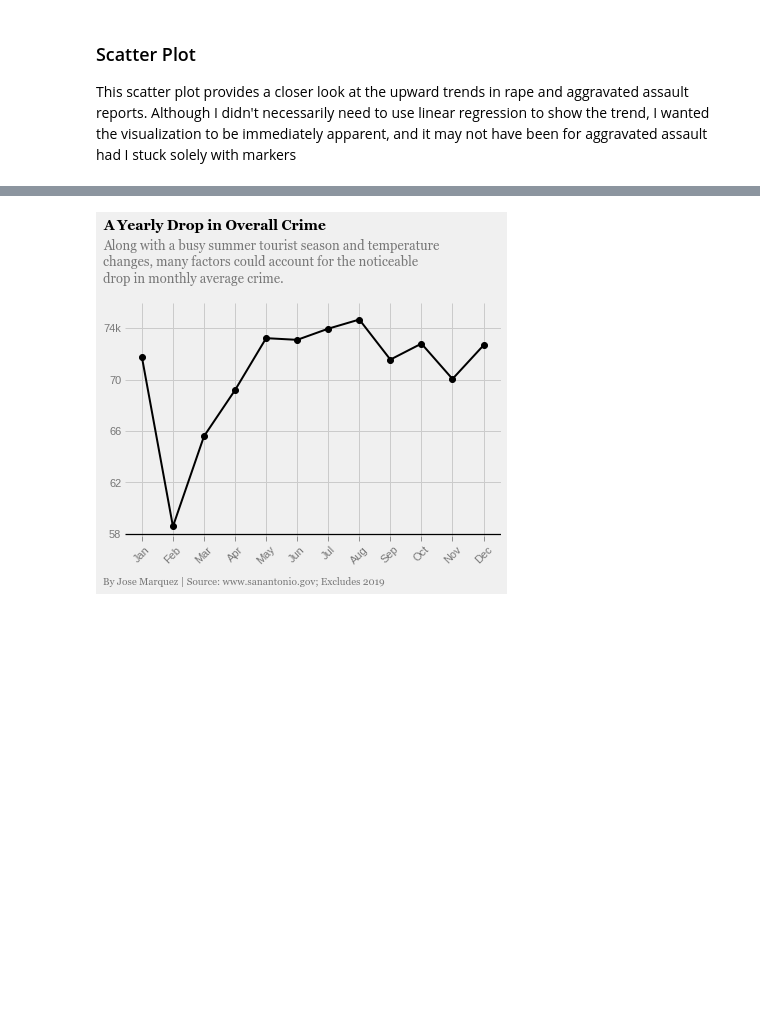
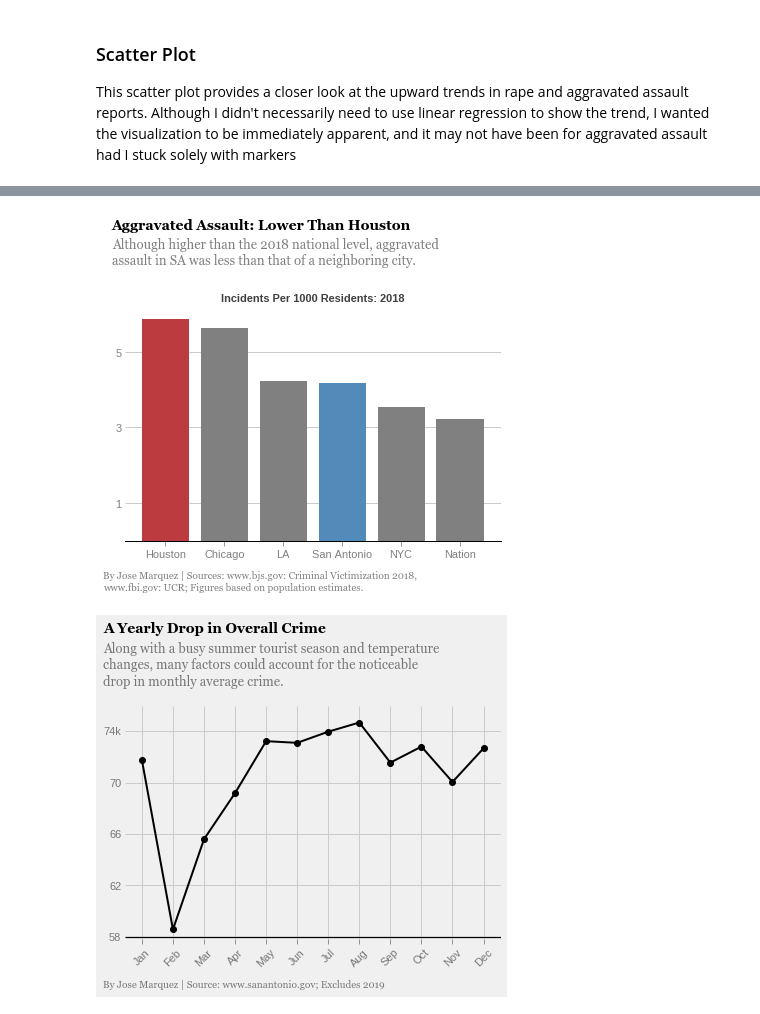
Before and after one commit to jose-marquez89/crime-in-sa, a Jupyter notebook: sa_crime_data_exploration.ipynb, the cells around one changed output, grey strips where cells are left out. Saved outputs shown, nothing was run; the diff lists cells and outputs as text; code cells hidden in the pictures; blank space fills up the shorter version.

```diff
--- a/sa_crime_data_exploration.ipynb
+++ b/sa_crime_data_exploration.ipynb
@@ -571,3 +574,70 @@ plt.show()
+# %%
+# Create bar chart
+fig, ax = plt.subplots()
+
+fig.patch.set(facecolor='white')
+ax.set(facecolor='white')
+
+# Title
+fig.suptitle("Aggravated Assault: Lower Than Houston", fontweight="bold",
+             fontname="Georgia", ha="left", x=0.05, y=1.19, fontsize=14)
+
+# Subtitle
+subtitle = "Although higher than the 2018 national level, "\
+           "aggravated\nassault in SA was less " \
+           "than that of a neighboring city."
+
+fig.text(s=subtitle, x=0.05, y=1.03, ha="left",
+         fontsize=13, fontname="Georgia", alpha=0.5)
+
+# ax.grid(b=True, axis='y', zorder=)
+
+# Remove vertical grid lines
+ax.grid(b=False, axis='x')
+
+ax.tick_params(axis='x', length=5, color=(0, 0, 0, 0.5))
+ax.tick_params(axis='y', length=0, color=(0, 0, 0, 0.5))
+
+# Remove ax1 top, right and left spines
+ax.spines['top'].set_visible(False)
+ax.spines['right'].set_visible(False)
+ax.spines['left'].set_visible(False)
+
+# Darken bottom spine
+ax.spines['bottom'].set_color("black")
+ax.spines['bottom'].set_linewidth(1)
+
+# Sort values in descending order
+plot_df = plot_df.sort_values(by='aa-per-1k', ascending=False)
+
+# Set tick label parameters
+ax.bar(plot_df['loc'],
+       plot_df['aa-per-1k'],
+       color=['#BB3B3F', 'gray',
+              'gray', '#528AB9',
+              'gray', 'gray'])
+# Axe title (per 1000)
+ax.set_title("Incidents Per 1000 Residents: 2018", fontsize=11,
+             fontweight="bold", fontname="Liberation Sans",
+             alpha=0.75)
+
+# Adjust tick parameters
+ax.set_xticklabels(["Houston", "Chicago", "LA", "San Antonio", "NYC", "Nation"])
+plt.xticks(fontname="Liberation Sans", fontsize=11, alpha=0.5)
+plt.yticks(range(1, 7, 2), fontname="Liberation Sans", fontsize=11, alpha=0.5)
+
+# Add footer
+fig.text(
+  s="By Jose Marquez | \
+Sources: www.bjs.gov: \
+Criminal Victimization 2018,\nwww.fbi.gov: UCR; \
+Figures based on population estimates.",
+  x=0.03, y=-.1, ha="left", fontsize=10, fontname="Georgia", alpha=0.5)
+
+plt.savefig('aaBar.png', bbox_inches='tight', transparent=True, dpi=100)
+plt.show()
+# %% [output]
+[figure, added]
 # %%
 # Plot a single line representing yearly month averages of total crime
 
```
Also changed, not shown: parts of 5 cells of this notebook.
